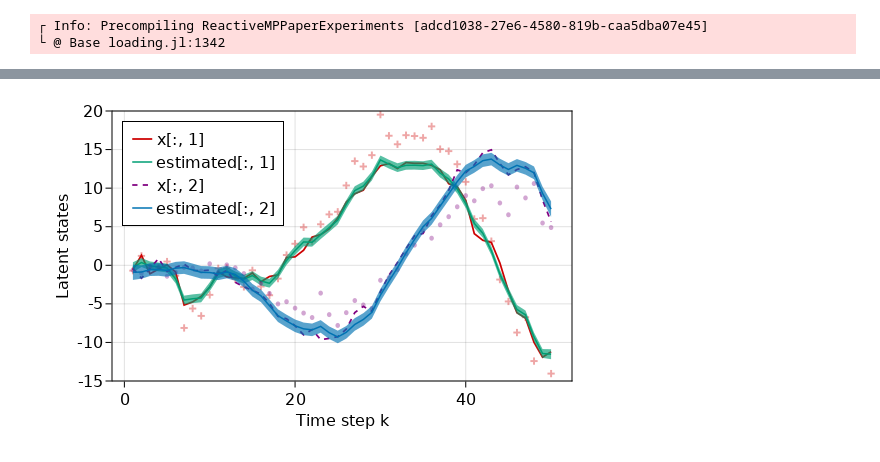
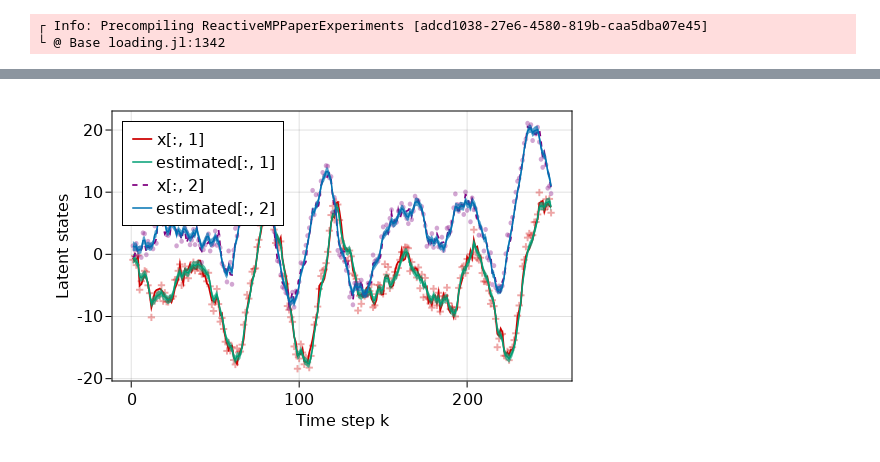
Before and after one commit to biaslab/ReactiveMPPaperExperiments, a Jupyter notebook: notebooks/fl_gaussian_linear_state_space_model.ipynb, the cells around one changed output, grey strips where cells are left out. Drawn from its saved outputs; the diff is of its cells as text; code cells hidden in the pictures.

```diff
--- a/notebooks/fl_gaussian_linear_state_space_model.ipynb
+++ b/notebooks/fl_gaussian_linear_state_space_model.ipynb
@@ -16,18 +18,17 @@ import Distributions
 # %%
 params = let
     seed = 42
-    n    = 100
-    d    = 4
-    θ    = π / 20
+    n    = 250
+    d    = 3
 
     rng = MersenneTwister(seed)
 
-    A = random_posdef_matrix(rng, d)
-    B = random_posdef_matrix(rng, d)
+    A = random_rotation_matrix(rng, d)
+    B = random_rotation_matrix(rng, d)
     P = Matrix(Diagonal(ones(d)))
     Q = Matrix(Diagonal(ones(d)))
 
-    @strdict seed n d θ A B P Q
+    @strdict seed n d A B P Q
 end;
 # %%
 x_data, y_data = generate_data(LGSSMModel(), params);
@@ -161,7 +176,6 @@ average_mse(x_data, marginals)
 using CairoMakie
 # %%
 let
-    ylimit = (-15, 20)
     c = Makie.wong_colors()
 
     x_inferred_means = ForneyLab.unsafeMean.(marginals)
@@ -169,33 +183,31 @@ let
 
     range = 1:length(x_inferred_means)
 
     fig = Figure(resolution = (550, 350))
     ax  = Axis(fig[1, 1], xlabel = "Time step k", ylabel = "Latent states")
-
-    ylims!(ax, ylimit)
 
     # Real dim1
     lines!(ax, range, x_data |> edim(1), color = :red3, linewidth = 1.75, label = "x[:, 1]",)
     scatter!(ax, range, y_data |> edim(1), color = (:red3, 0.35), markersize = 10, marker = :cross)
 
     # Estimated dim1
 
     lines!(ax, range, x_inferred_means |> edim(1), color = c[3], label = "estimated[:, 1]")
     band!(ax, range, (x_inferred_means |> edim(1)) .+ (x_inferred_stds |> edim(1)), (x_inferred_means |> edim(1)) .- (x_inferred_stds |> edim(1)), color = (c[3], 0.65))
 
     # Real dim2
 
     lines!(ax, range, x_data |> edim(2), color = :purple, linewidth = 1.75, linestyle = :dash, label = "x[:, 2]")
     scatter!(ax, range, y_data |> edim(2), color = (:purple, 0.35),markersize = 6, marker = :circle)
 
     # Estimated dim2
 
     lines!(ax, range, x_inferred_means |> edim(2), color = c[1], label = "estimated[:, 2]")
     band!(ax, range, (x_inferred_means |> edim(2)) .+ (x_inferred_stds |> edim(2)), (x_inferred_means |> edim(2)) .- (x_inferred_stds |> edim(2)), color = (c[1], 0.65))
 
     axislegend(ax, position = :lt)
 
     fig
 end
 # %% [output]
-[figure, old version]
+[figure, new version]
```
Also changed, not shown: parts of 20 cells of this notebook, 10 other files.
